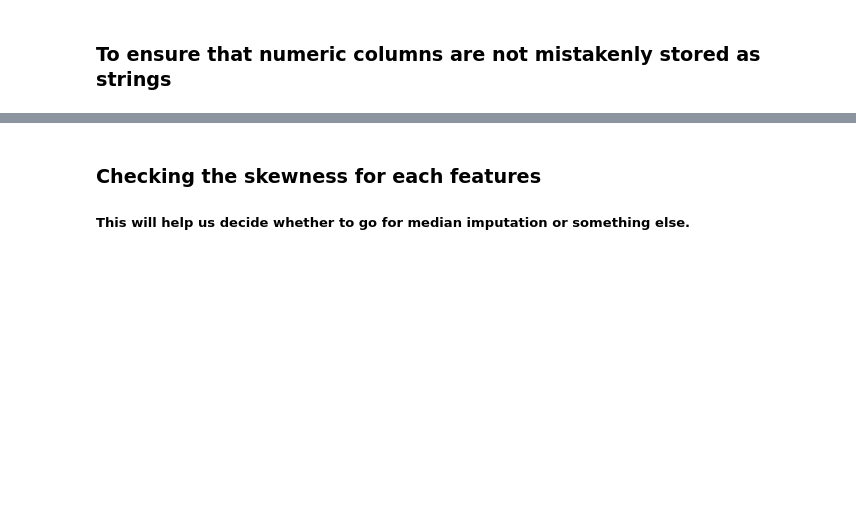
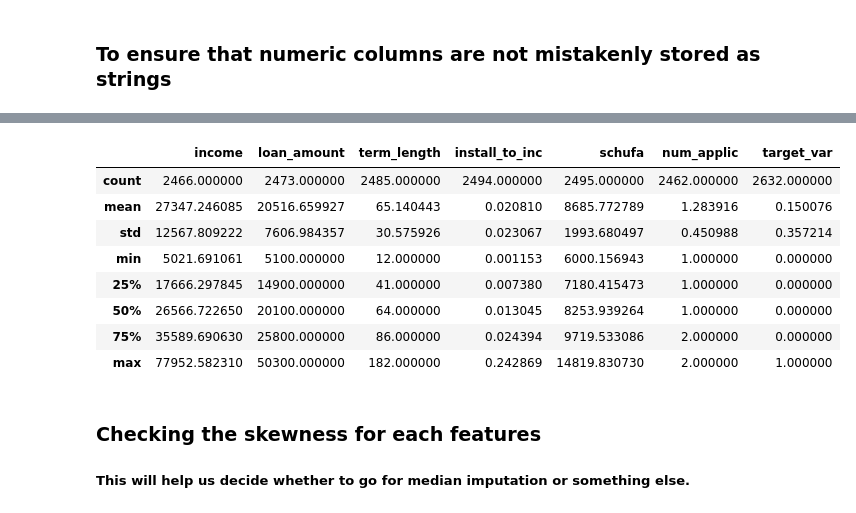
Before and after one commit to SouridyaDey/credit-risk-modelling, a Jupyter notebook: Credit_risk_modelling.ipynb, the cells around one changed output, grey strips where cells are left out. Cells and saved outputs as stored; diff of their text form; code cells hidden in the pictures; blank space fills up the shorter version.

```diff
--- a/Credit_risk_modelling.ipynb
+++ b/Credit_risk_modelling.ipynb
@@ -268,3 +363,15 @@ for col in num_cols:
+# %%
+df_oot.describe()
+# %% [output]
+|  | income | loan_amount | term_length | install_to_inc | schufa | num_applic | target_var |
+| count | 2466.000000 | 2473.000000 | 2485.000000 | 2494.000000 | 2495.000000 | 2462.000000 | 2632.000000 |
+| mean | 27347.246085 | 20516.659927 | 65.140443 | 0.020810 | 8685.772789 | 1.283916 | 0.150076 |
+| std | 12567.809222 | 7606.984357 | 30.575926 | 0.023067 | 1993.680497 | 0.450988 | 0.357214 |
+| min | 5021.691061 | 5100.000000 | 12.000000 | 0.001153 | 6000.156943 | 1.000000 | 0.000000 |
+| 25% | 17666.297845 | 14900.000000 | 41.000000 | 0.007380 | 7180.415473 | 1.000000 | 0.000000 |
+| 50% | 26566.722650 | 20100.000000 | 64.000000 | 0.013045 | 8253.939264 | 1.000000 | 0.000000 |
+| 75% | 35589.690630 | 25800.000000 | 86.000000 | 0.024394 | 9719.533086 | 2.000000 | 0.000000 |
+| max | 77952.582310 | 50300.000000 | 182.000000 | 0.242869 | 14819.830730 | 2.000000 | 1.000000 |
 # %% [markdown]
 ### Checking the skewness for each features
 ##### This will help us decide whether to go for median imputation or something else.
```
Also changed, not shown: parts of 48 cells of this notebook, 3 other files.
